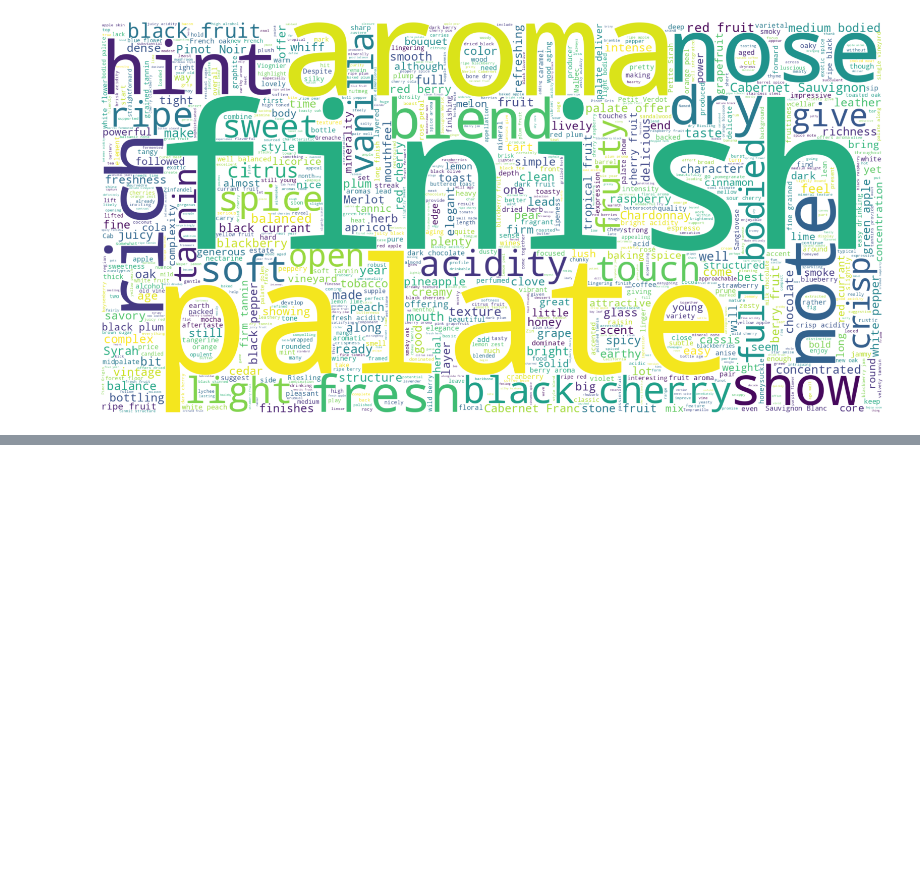
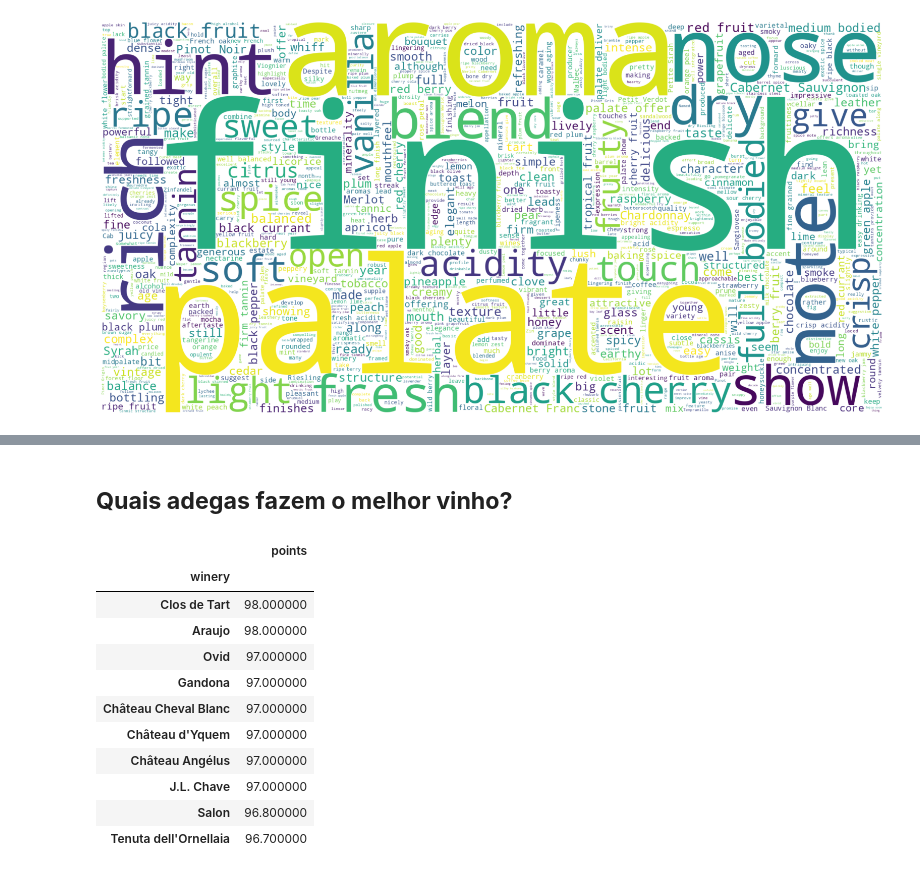
Before and after one commit to Bryan-Kan/Minera-o_de_Dados, a Jupyter notebook: Bryan_Braggion_Pimentel_de_Lima.ipynb, the cells around one changed output, grey strips where cells are left out. Drawn from its saved outputs; the diff is of its cells as text; code cells hidden in the pictures; blank space fills up the shorter version.

```diff
--- a/Bryan_Braggion_Pimentel_de_Lima.ipynb
+++ b/Bryan_Braggion_Pimentel_de_Lima.ipynb
@@ -675,0 +686,20 @@ R: Bem a bastantes palavras porem as que se destacam são finish e palate.
+# %% [markdown]
+## **Quais adegas fazem o melhor vinho?**
+# %%
+melhor_qualidade = df1.groupby("winery")['points'].agg("mean")
+melhor_qualidade = melhor_qualidade.sort_values(ascending=False)[:10]
+#convertendo em serie o DataFrame usando o método toframe
+melhor_qualidade.to_frame().style.background_gradient(cmap='Blues', high=0.5)
+# %% [output]
+|  | points |
+| winery |  |
+| Clos de Tart | 98.000000 |
+| Araujo | 98.000000 |
+| Ovid | 97.000000 |
+| Gandona | 97.000000 |
+| Château Cheval Blanc | 97.000000 |
+| Château d'Yquem | 97.000000 |
+| Château Angélus | 97.000000 |
+| J.L. Chave | 97.000000 |
+| Salon | 96.800000 |
+| Tenuta dell'Ornellaia | 96.700000 |
```
Also changed, not shown: parts of 6 cells of this notebook.
